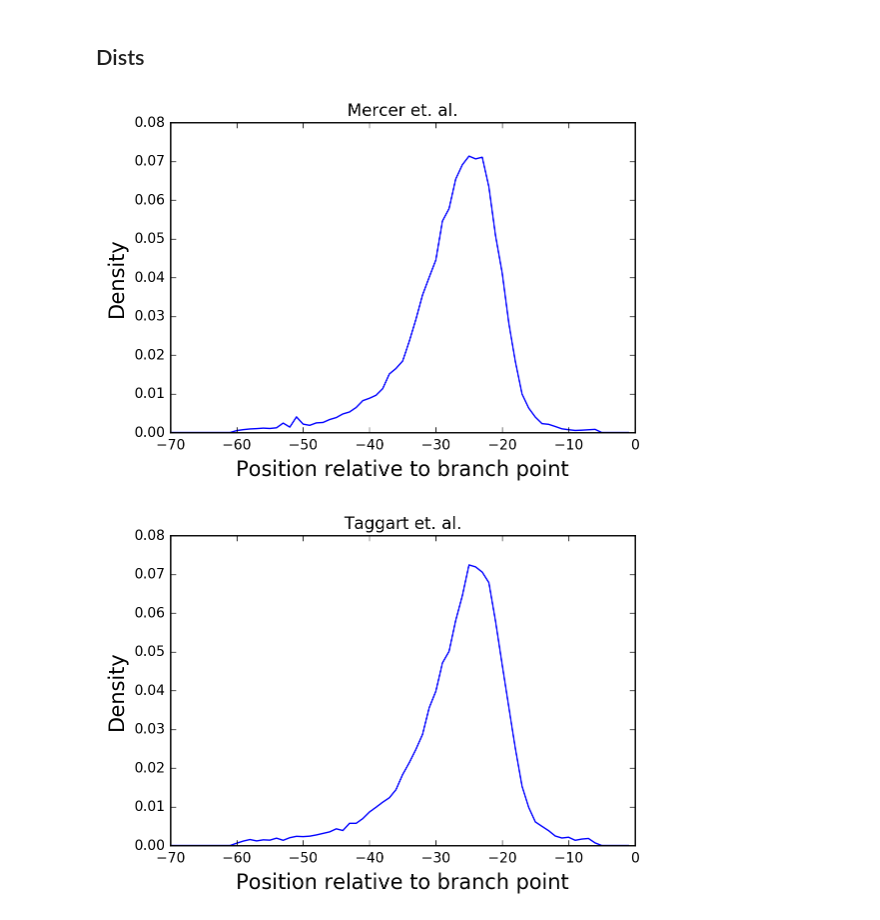
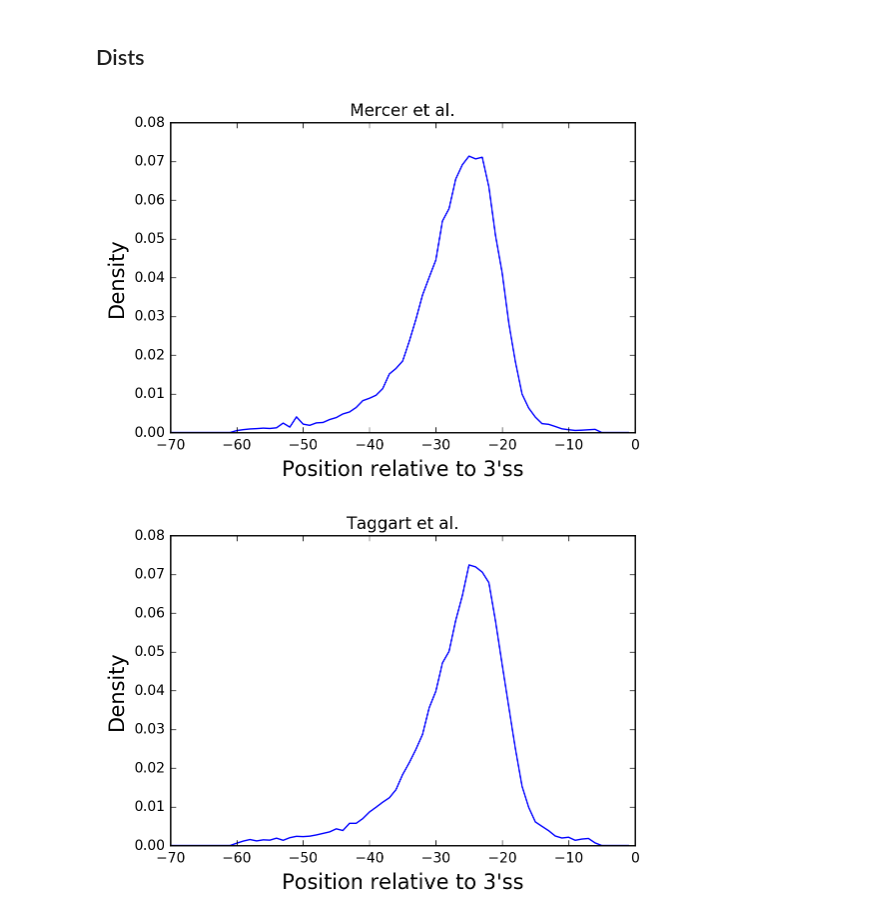
Before and after one commit to jpaggi/labranchor, a Jupyter notebook: notebooks/landscape_joint_figs.ipynb, the cells around one changed output. Cells and saved outputs as stored; diff of their text form; code cells hidden in the pictures.

Commit message:
Fix typos in plots 2/n...

```diff
--- a/notebooks/landscape_joint_figs.ipynb
+++ b/notebooks/landscape_joint_figs.ipynb
@@ -169,8 +169,8 @@ mer = cons_known(X_mercer, y_mercer, 4)
 tag = cons_known(X_taggart, y_taggart, 4)
 allbp = cons_novel(X_all,   y_all,   4)
 
-names = ['Mercer et. al.',
-         'Taggart et. al.',
+names = ['Mercer et al.',
+         'Taggart et al.',
          'LaBranchoR']
 cons = [mer, tag, allbp]
 
@@ -197,8 +197,8 @@ mer = cons_known(X_mercer, y_mercer, 5)
 tag = cons_known(X_taggart, y_taggart, 5)
 allbp = cons_novel(X_all,   y_all,   5)
 
-names = ['Mercer et. al.',
-         'Taggart et. al.',
+names = ['Mercer et al.',
+         'Taggart et al.',
          'LaBranchoR']
 cons = [mer, tag, allbp]
 
@@ -234,35 +234,35 @@ def dist_known(X, y):
 
 def dist_novel(X, y):
     counts = np.zeros((L,))
     total = 0
     for target, seq in zip(y, X):
         bp = np.argmax(target)
         counts[bp] += 1
         total += 1
     return counts / total
 
 mer = dist_known(X_mercer, y_mercer)
 tag = dist_known(X_taggart, y_taggart)
 allbp = dist_novel(X_all,   y_all)
 
-names = ['Mercer et. al.',
-         'Taggart et. al.',
+names = ['Mercer et al.',
+         'Taggart et al.',
          'LaBranchoR']
 dists = [mer, tag, allbp]
 
 for name, dist in zip(names, dists):
     plt.plot(range(-L, 0), dist)
     plt.title(name)
-    plt.xlabel('Position relative to branch point')
+    plt.xlabel("Position relative to 3'ss")
     plt.ylabel('Density')
     plt.show()
 
 for name, dist in zip(names, dists):
     plt.plot(range(-L, 0), dist, label = name)
     plt.xlabel("Position relative to 3'ss")
     plt.ylabel('Density')
 plt.legend(loc = 2, prop={'size':12})
 plt.show()
 # %% [output]
-[figure, old version]
+[figure, new version]
-[figure, old version]
+[figure, new version]
```
Also changed, not shown: parts of 3 cells of this notebook.
